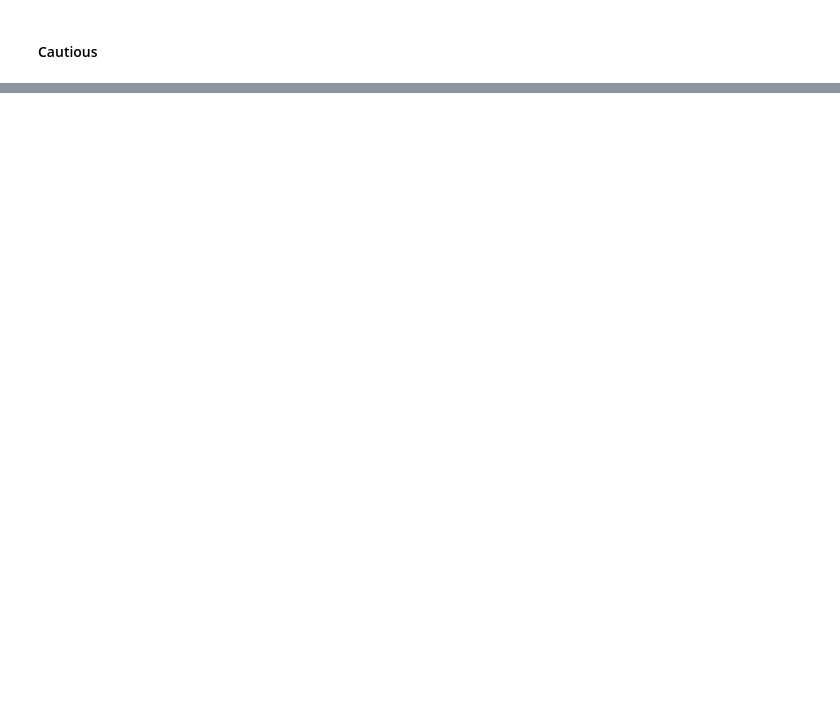
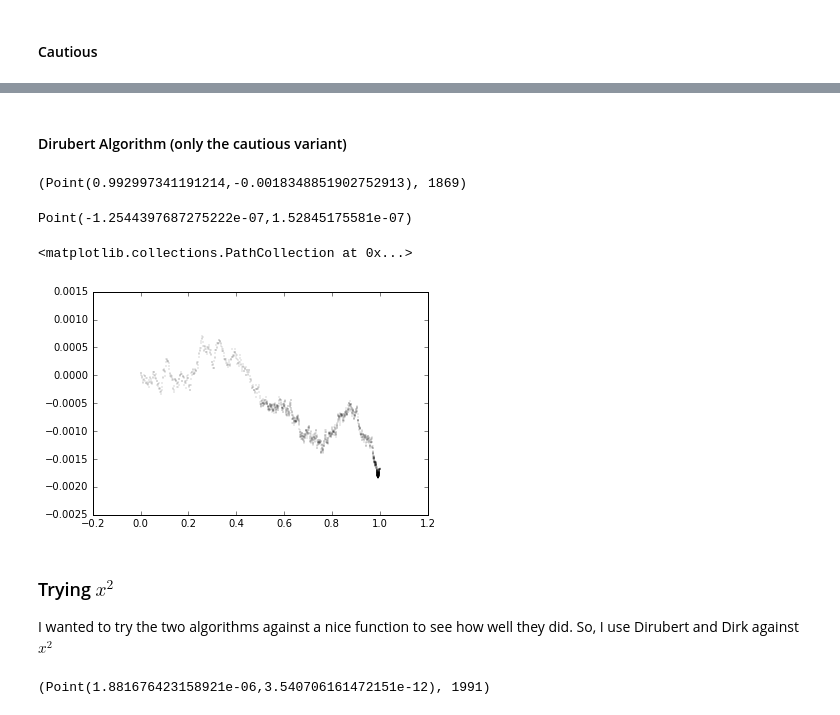
Before and after one commit to RadixSeven/LipschitzOpt, a Jupyter notebook: 1DOpt.ipynb, the cells around one changed output, grey strips where cells are left out. Cells and saved outputs as stored; diff of their text form; code cells hidden in the pictures; blank space fills up the shorter version.

```diff
--- a/1DOpt.ipynb
+++ b/1DOpt.ipynb
@@ -476,0 +485,21 @@ plt.scatter([box.center.x for box in boxes],[box.center.y for box in boxes],s=.0
+# %%
+def estimateLipschitzConstant(boxes):
+    return lipschitzConstant(sorted([box.center for box in boxes],key=lambda c: c.x))
+def dirkAlgorithm(center,width,err,func,algo):
+    """Returns the best point (and all points tried) on func given that it is Lipschitz continuous with unknown constant
+
+       center the center x value of the interval over which the optimization takes place
+       width the width of the interval over which the optimization takes place
+       err the maximum error allowed - the iteration will stop when the lower bound is within
+           err of the best point
+       func the function to optimize
+    """
+    boxes = list((Box(Point(center,func(center)), width)).divide(func))
+    minFound = min([box.center.y for box in boxes])
+    estimatedK = estimateLipschitzConstant(boxes)
+    moreToDivide = True
+    while(moreToDivide):
+        boxes, minFound, moreToDivide = dirubertOneStep(boxes, minFound, err, func, estimatedK, algo)
+        estimatedK = estimateLipschitzConstant(boxes)
+    best = [box for box in boxes if box.center.y == minFound]
+    return best[0].center,boxes
@@ -476,0 +511,6 @@ plt.scatter([box.center.x for box in boxes],[box.center.y for box in boxes],s=.0
+# %%
+globalK=2
+cp=lipschitzControlPoints(1000000,globalK)
+fn=funcFromPoints(cp)
+x = np.linspace(0, 1, 250)
+plt.plot(x,[fn(xx) for xx in x])
@@ -476,0 +528,2 @@ plt.scatter([box.center.x for box in boxes],[box.center.y for box in boxes],s=.0
+# %%
+best, boxes = dirkAlgorithm(0.5, 1, globalErr, fn, 'cautious'); (best,len(boxes))
@@ -476,0 +545,23 @@ plt.scatter([box.center.x for box in boxes],[box.center.y for box in boxes],s=.0
+# %% [markdown]
+#### Dirubert Algorithm (only the cautious variant)
+# %%
+best,boxes=dirubertAlgorithm(0.5,1,globalErr,fn,globalK,'cautious'); (best,len(boxes))
+# %% [output]
+(Point(0.992997341191214,-0.0018348851902752913), 1869)
+# %%
+dirkDelta = Point(best.x - globalBestPt.x, best.y - globalBestPt.y); dirkDelta
+# %% [output]
+Point(-1.2544397687275222e-07,1.52845175581e-07)
+# %%
+plt.scatter([box.center.x for box in boxes],[box.center.y for box in boxes],s=.01)
+# %% [output]
+<matplotlib.collections.PathCollection at 0x...>
+[figure, added]
+# %% [markdown]
+### Trying $x^2$
+
+I wanted to try the two algorithms against a nice function to see how well they did. So, I use Dirubert and Dirk against $x^2$
+# %%
+best,boxes=dirubertAlgorithm(1,2,globalErr,lambda x:x*x,4,'cautious'); (best,len(boxes))
+# %% [output]
+(Point(1.881676423158921e-06,3.540706161472151e-12), 1991)
```
Also changed, not shown: parts of 31 cells of this notebook.
